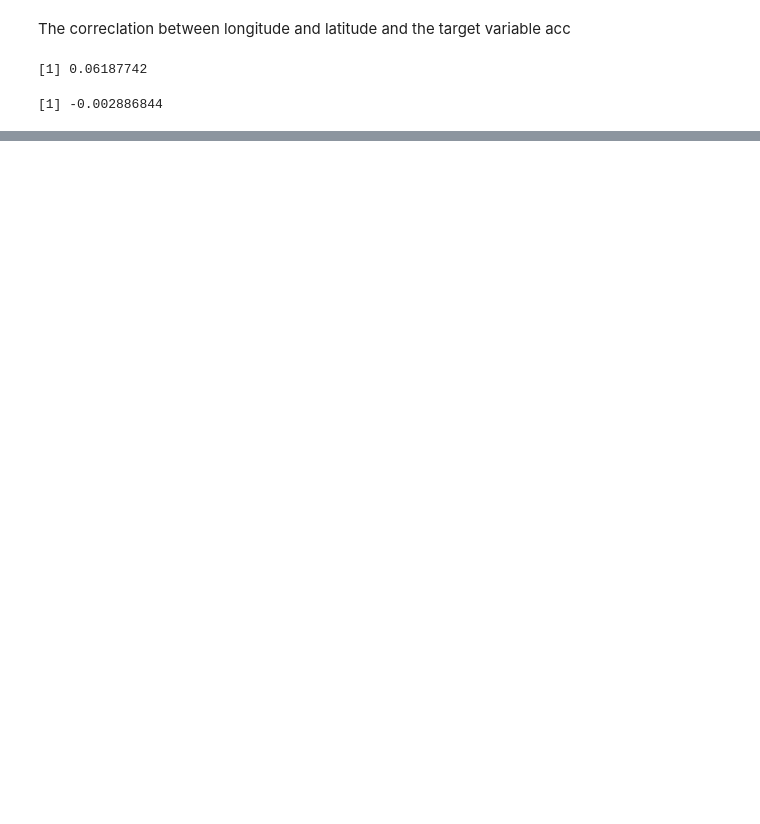
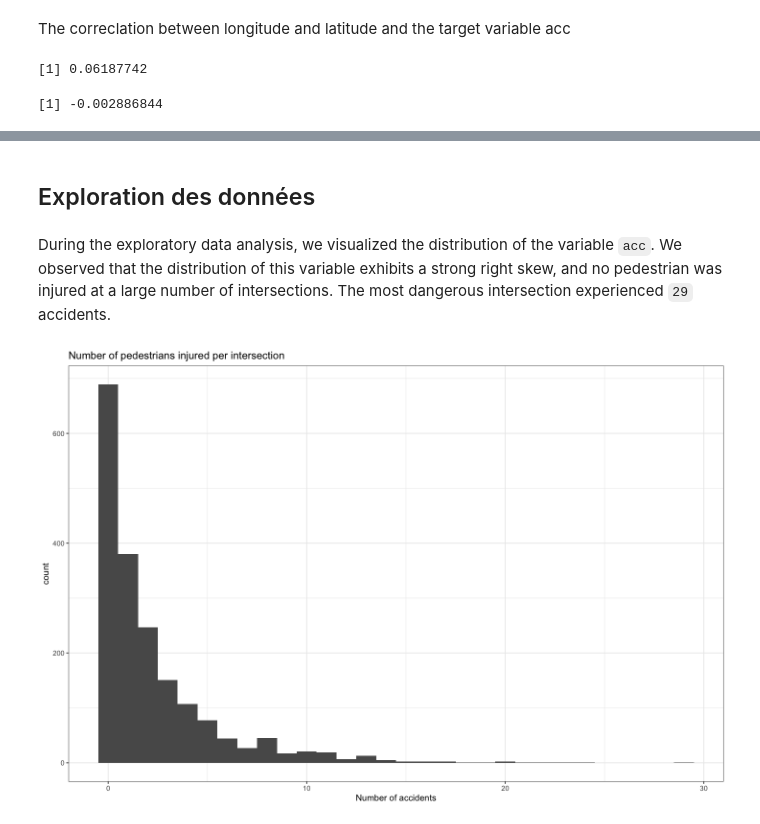
Before and after one commit to mus514/Road-accident-in-Montreal, a Jupyter notebook: project.ipynb, the cells around one changed output, grey strips where cells are left out. Drawn from its saved outputs; the diff is of its cells as text; code cells hidden in the pictures; blank space fills up the shorter version.

Commit message:
new_plot

```diff
--- a/project.ipynb
+++ b/project.ipynb
@@ -50,3 +58,4 @@ cor(df$y, df$acc)
 [1] -0.002886844
 # %%
 df[c("x", "y", "rue_1", "rue_2", "street_1", "street_2", "date_")] <- NULL
+df[c("fi", "ln_fi")] <- NULL
@@ -52,0 +73,2 @@ df[c("x", "y", "rue_1", "rue_2", "street_1", "street_2", "date_")] <- NULL
+# %%
+df["ln_distdt"][is.na(df["ln_distdt"])] <- 0
@@ -52,0 +137,12 @@ df[c("x", "y", "rue_1", "rue_2", "street_1", "street_2", "date_")] <- NULL
+# %%
+# Clean bourough text
+df["borough"] <- gsub("\'U", "e", df[, "borough"])
+df["borough"] <- gsub("CPte", "Cote", df[, "borough"])
+df["borough"] <- gsub("RiviThres", "Rivieres", df[, "borough"])
+df["borough"] <- gsub("GeneviThve", "Genevieve", df[, "borough"])
+
+# Convert string to factor
+df["borough"] <- as.factor(df[, "borough"])
+
+x <- table(df["borough"])
+df["borough"] <- combineLevels(df[, "borough"], levs = names(x)[x < 20], newLabel = c("Other")) # nolint
@@ -52,0 +174,12 @@ df[c("x", "y", "rue_1", "rue_2", "street_1", "street_2", "date_")] <- NULL
+# %% [markdown]
+## Exploration des données
+# %% [markdown]
+During the exploratory data analysis, we visualized the distribution of the variable `acc`. We observed that the distribution of this variable exhibits a strong right skew, and no pedestrian was injured at a large number of intersections. The most dangerous intersection experienced `29` accidents.
+# %%
+# Visualization of the distribution of the number of accidents
+options(repr.plot.width = 12, repr.plot.height = 8)
+ggplot(df, aes(x = acc)) + geom_histogram(bins = 30) +
+  labs(title = "Number of pedestrians injured per intersection", x = "Number of accidents") + # nolint
+  theme_bw()
+# %% [output]
+[figure, added]
```
Also changed, not shown: parts of 17 cells of this notebook.
